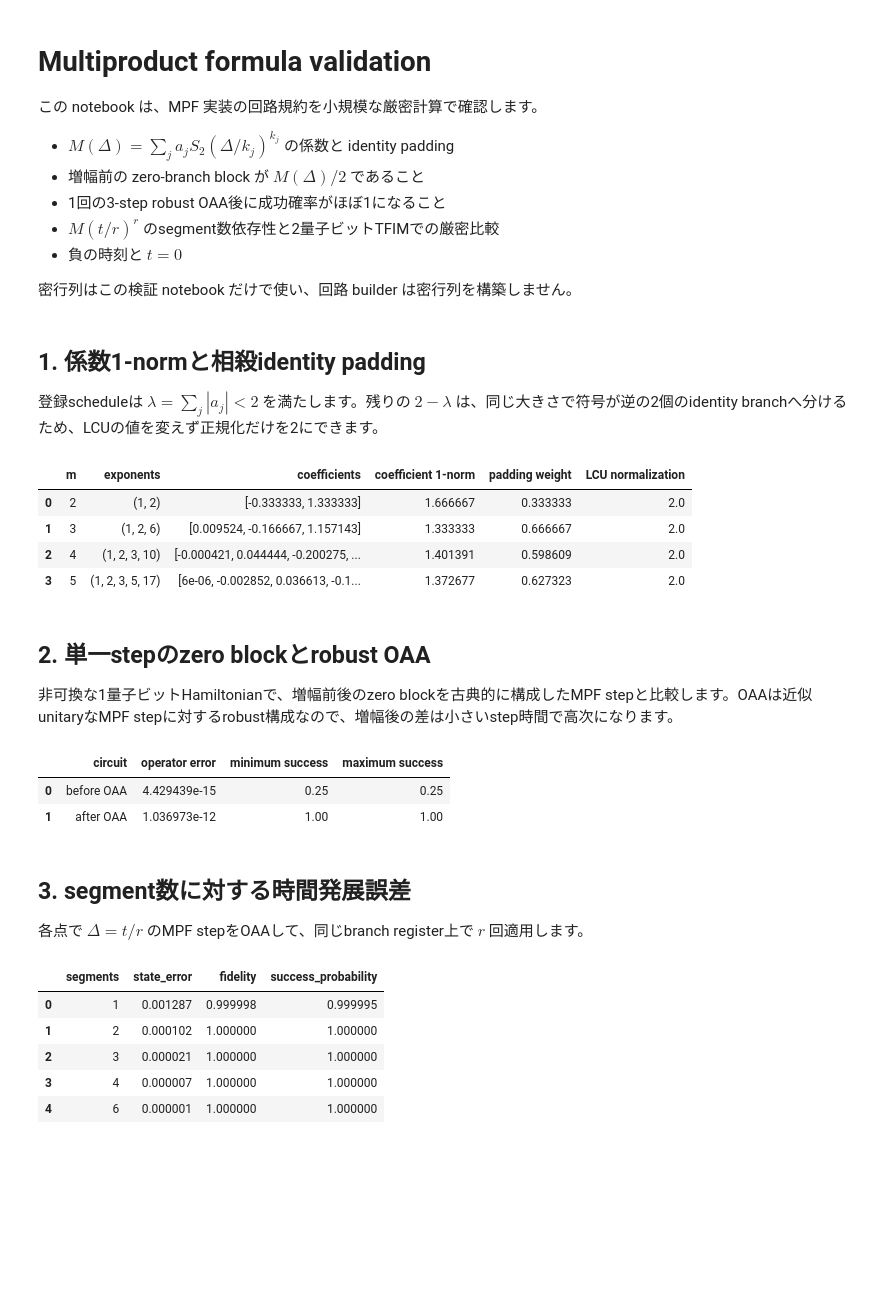
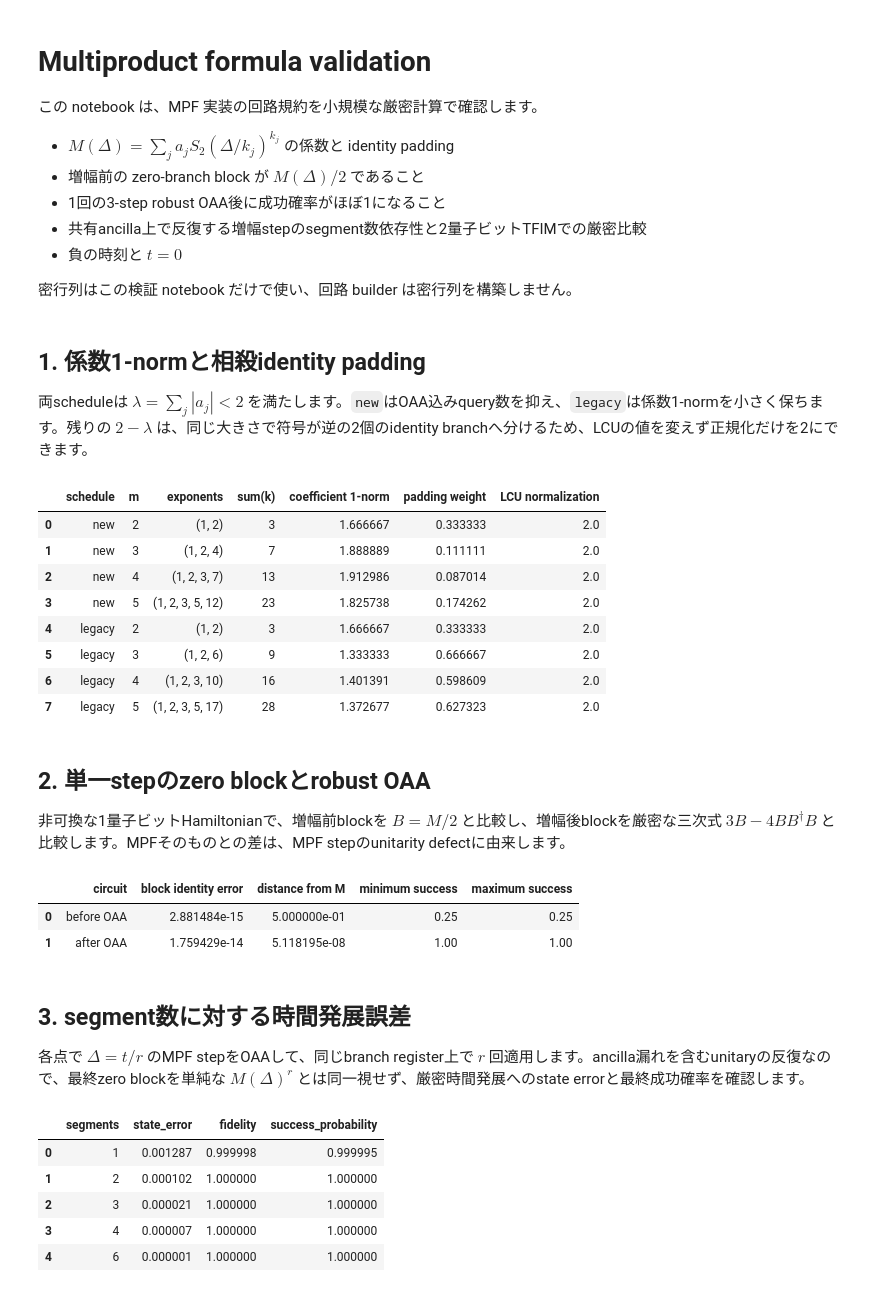
Before and after one commit to xiang-gong3944/001_hamiltonian_simulation, a Jupyter notebook: notebooks/mpf_validation.ipynb, the cells around one changed output. Cells and saved outputs as stored; diff of their text form; code cells hidden in the pictures; blank space fills up the shorter version.

Commit message:
test: validate amplified MPF blocks and refresh docs

```diff
--- a/notebooks/mpf_validation.ipynb
+++ b/notebooks/mpf_validation.ipynb
@@ -6,7 +6,7 @@
 - $M(\Delta)=\sum_j a_j S_2(\Delta/k_j)^{k_j}$ の係数と identity padding
 - 増幅前の zero-branch block が $M(\Delta)/2$ であること
 - 1回の3-step robust OAA後に成功確率がほぼ1になること
-- $M(t/r)^r$ のsegment数依存性と2量子ビットTFIMでの厳密比較
+- 共有ancilla上で反復する増幅stepのsegment数依存性と2量子ビットTFIMでの厳密比較
 - 負の時刻と $t=0$
 
 密行列はこの検証 notebook だけで使い、回路 builder は密行列を構築しません。
@@ -58,40 +60,49 @@ def success_range(block):
 # %% [markdown]
 ## 1. 係数1-normと相殺identity padding
 
-登録scheduleは $\lambda=\sum_j|a_j|<2$ を満たします。残りの $2-\lambda$ は、同じ大きさで符号が逆の2個のidentity branchへ分けるため、LCUの値を変えず正規化だけを2にできます。
+両scheduleは $\lambda=\sum_j|a_j|<2$ を満たします。`new`はOAA込みquery数を抑え、`legacy`は係数1-normを小さく保ちます。残りの $2-\lambda$ は、同じ大きさで符号が逆の2個のidentity branchへ分けるため、LCUの値を変えず正規化だけを2にできます。
 # %%
 normalization_rows = []
-for m in (2, 3, 4, 5):
-    coefficients = multiproduct_coefficients(m)
-    coefficient_l1 = float(np.sum(np.abs(coefficients)))
-    normalization_rows.append(
-        {
-            "m": m,
-            "exponents": optimal_mpf_exponents(m),
-            "coefficients": np.round(coefficients, 6),
-            "coefficient 1-norm": coefficient_l1,
-            "padding weight": 2 - coefficient_l1,
-            "LCU normalization": 2.0,
-        }
-    )
+for schedule in ("new", "legacy"):
+    for m in (2, 3, 4, 5):
+        coefficients = multiproduct_coefficients(m, schedule=schedule)
+        coefficient_l1 = float(np.sum(np.abs(coefficients)))
+        exponents = optimal_mpf_exponents(m, schedule=schedule)
+        normalization_rows.append(
+            {
+                "schedule": schedule,
+                "m": m,
+                "exponents": exponents,
+                "sum(k)": sum(exponents),
+                "coefficient 1-norm": coefficient_l1,
+                "padding weight": 2 - coefficient_l1,
+                "LCU normalization": 2.0,
+            }
+        )
 display(pd.DataFrame(normalization_rows))
 # %% [output]
-|  | m | exponents | coefficients | coefficient 1-norm | padding weight | LCU normalization |
-| 0 | 2 | (1, 2) | [-0.333333, 1.333333] | 1.666667 | 0.333333 | 2.0 |
-| 1 | 3 | (1, 2, 6) | [0.009524, -0.166667, 1.157143] | 1.333333 | 0.666667 | 2.0 |
-| 2 | 4 | (1, 2, 3, 10) | [-0.000421, 0.044444, -0.200275, ... | 1.401391 | 0.598609 | 2.0 |
-| 3 | 5 | (1, 2, 3, 5, 17) | [6e-06, -0.002852, 0.036613, -0.1... | 1.372677 | 0.627323 | 2.0 |
+|  | schedule | m | exponents | sum(k) | coefficient 1-norm | padding weight | LCU normalization |
+| 0 | new | 2 | (1, 2) | 3 | 1.666667 | 0.333333 | 2.0 |
+| 1 | new | 3 | (1, 2, 4) | 7 | 1.888889 | 0.111111 | 2.0 |
+| 2 | new | 4 | (1, 2, 3, 7) | 13 | 1.912986 | 0.087014 | 2.0 |
+| 3 | new | 5 | (1, 2, 3, 5, 12) | 23 | 1.825738 | 0.174262 | 2.0 |
+| 4 | legacy | 2 | (1, 2) | 3 | 1.666667 | 0.333333 | 2.0 |
+| 5 | legacy | 3 | (1, 2, 6) | 9 | 1.333333 | 0.666667 | 2.0 |
+| 6 | legacy | 4 | (1, 2, 3, 10) | 16 | 1.401391 | 0.598609 | 2.0 |
+| 7 | legacy | 5 | (1, 2, 3, 5, 17) | 28 | 1.372677 | 0.627323 | 2.0 |
 # %% [markdown]
 ## 2. 単一stepのzero blockとrobust OAA
 
-非可換な1量子ビットHamiltonianで、増幅前後のzero blockを古典的に構成したMPF stepと比較します。OAAは近似unitaryなMPF stepに対するrobust構成なので、増幅後の差は小さいstep時間で高次になります。
+非可換な1量子ビットHamiltonianで、増幅前blockを $B=M/2$ と比較し、増幅後blockを厳密な三次式 $3B-4BB^\dagger B$ と比較します。MPFそのものとの差は、MPF stepのunitarity defectに由来します。
 # %%
 hamiltonian_1q = PauliHamiltonian.from_terms(
     1, [("X", 0.6), ("Z", -0.4)]
 )
-step_time = 0.2
+step_time = 0.7
 m = 3
 target_step = classical_mpf_step(hamiltonian_1q, step_time, m)
+target_before = target_step / 2
+target_after = 3 * target_before - 4 * target_before @ target_before.conj().T @ target_before
 unamplified = build_multiproduct_circuit(
     hamiltonian_1q, step_time, m=m, amplitude_amplification=False
 )
@@ -106,13 +117,15 @@ display(
         [
             {
                 "circuit": "before OAA",
-                "operator error": np.linalg.norm(block_before - target_step / 2, 2),
+                "block identity error": np.linalg.norm(block_before - target_before, 2),
+                "distance from M": np.linalg.norm(block_before - target_step, 2),
                 "minimum success": before_success[0],
                 "maximum success": before_success[1],
             },
             {
                 "circuit": "after OAA",
-                "operator error": np.linalg.norm(block_after - target_step, 2),
+                "block identity error": np.linalg.norm(block_after - target_after, 2),
+                "distance from M": np.linalg.norm(block_after - target_step, 2),
                 "minimum success": after_success[0],
                 "maximum success": after_success[1],
             },
@@ -120,13 +133,13 @@ display(
     )
 )
 # %% [output]
-|  | circuit | operator error | minimum success | maximum success |
-| 0 | before OAA | 4.429439e-15 | 0.25 | 0.25 |
-| 1 | after OAA | 1.036973e-12 | 1.00 | 1.00 |
+|  | circuit | block identity error | distance from M | minimum success | maximum success |
+| 0 | before OAA | 2.881484e-15 | 5.000000e-01 | 0.25 | 0.25 |
+| 1 | after OAA | 1.759429e-14 | 5.118195e-08 | 1.00 | 1.00 |
 # %% [markdown]
 ## 3. segment数に対する時間発展誤差
 
-各点で $\Delta=t/r$ のMPF stepをOAAして、同じbranch register上で $r$ 回適用します。
+各点で $\Delta=t/r$ のMPF stepをOAAして、同じbranch register上で $r$ 回適用します。ancilla漏れを含むunitaryの反復なので、最終zero blockを単純な $M(\Delta)^r$ とは同一視せず、厳密時間発展へのstate errorと最終成功確率を確認します。
 # %%
 rng = np.random.default_rng(2026)
 initial_state = rng.normal(size=4) + 1j * rng.normal(size=4)
```
Also changed, not shown: parts of 3 cells of this notebook, 6 other files.
